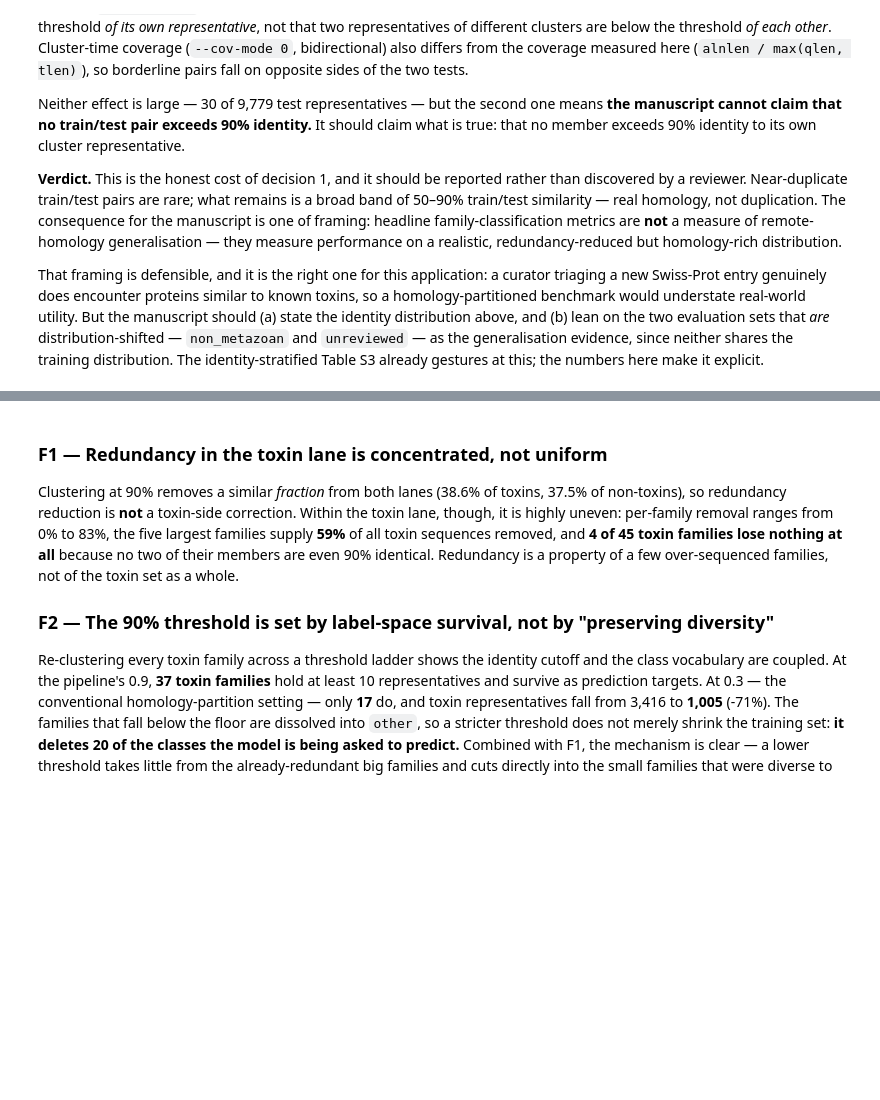
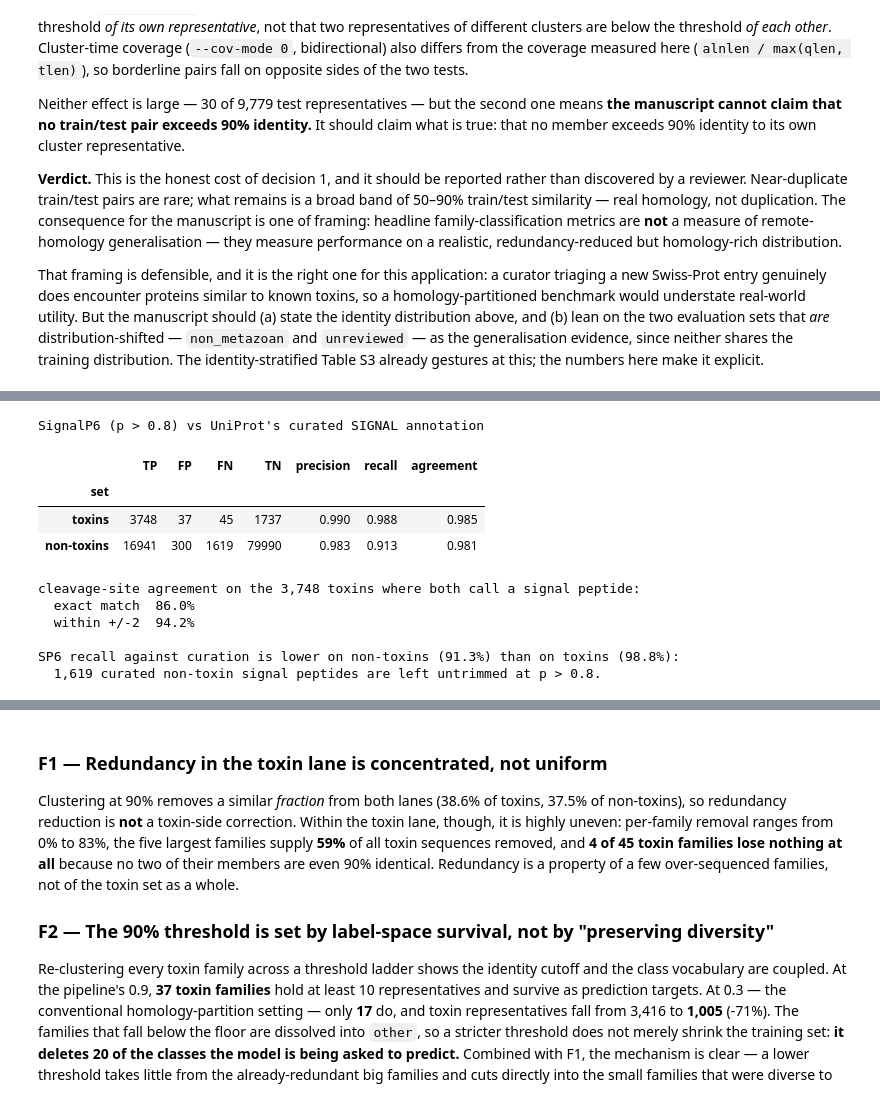
Before and after one commit to Sisistern123/ToxFam, a Jupyter notebook: notebooks/preprocessing_rationale.ipynb, the cells around one changed output, grey strips where cells are left out. Cells and saved outputs as stored; diff of their text form; code cells hidden in the pictures; blank space fills up the shorter version.

```diff
--- a/notebooks/preprocessing_rationale.ipynb
+++ b/notebooks/preprocessing_rationale.ipynb
@@ -979,0 +1133,35 @@ this; the numbers here make it explicit.
+# %%
+rows = []
+for d, name in [(tox_sp, "toxins"), (nt_sp, "non-toxins")]:
+    tp = int((d.trimmed & d.uni_sp).sum());  fp = int((d.trimmed & ~d.uni_sp).sum())
+    fn = int((~d.trimmed & d.uni_sp).sum()); tn = int((~d.trimmed & ~d.uni_sp).sum())
+    rows.append({"set": name, "TP": tp, "FP": fp, "FN": fn, "TN": tn,
+                 "precision": tp / (tp + fp), "recall": tp / (tp + fn),
+                 "agreement": (tp + tn) / len(d)})
+agree = pd.DataFrame(rows).set_index("set")
+display(agree.style.format({"precision": "{:.3f}", "recall": "{:.3f}", "agreement": "{:.3f}"})
+        .set_caption("SignalP6 (p > 0.8) vs UniProt's curated SIGNAL annotation"))
+
+# where both agree a signal peptide exists, does SP6 cut in the same place?
+uni_len = tox_sp["Signal peptide"].str.extract(r"SIGNAL 1\.\.(\d+)")[0].astype(float)
+both = tox_sp[tox_sp.trimmed & uni_len.notna()]
+delta = both.sp_len.values - uni_len.loc[both.index].values
+cleave_exact, cleave_2 = float((delta == 0).mean()), float((np.abs(delta) <= 2).mean())
+print(f"\ncleavage-site agreement on the {len(both):,} toxins where both call a signal peptide:")
+print(f"  exact match  {cleave_exact:.1%}")
+print(f"  within +/-2  {cleave_2:.1%}")
+print(f"\nSP6 recall against curation is lower on non-toxins ({agree.loc['non-toxins','recall']:.1%}) "
+      f"than on toxins ({agree.loc['toxins','recall']:.1%}):")
+print(f"  {int(agree.loc['non-toxins','FN']):,} curated non-toxin signal peptides are left untrimmed at p > 0.8.")
+# %% [output]
+SignalP6 (p > 0.8) vs UniProt's curated SIGNAL annotation
+|  | TP | FP | FN | TN | precision | recall | agreement |
+| set |  |  |  |  |  |  |  |
+| toxins | 3748 | 37 | 45 | 1737 | 0.990 | 0.988 | 0.985 |
+| non-toxins | 16941 | 300 | 1619 | 79990 | 0.983 | 0.913 | 0.981 |
+cleavage-site agreement on the 3,748 toxins where both call a signal peptide:
+  exact match  86.0%
+  within +/-2  94.2%
+
+SP6 recall against curation is lower on non-toxins (91.3%) than on toxins (98.8%):
+  1,619 curated non-toxin signal peptides are left untrimmed at p > 0.8.
```
Also changed, not shown: parts of 18 cells of this notebook.
